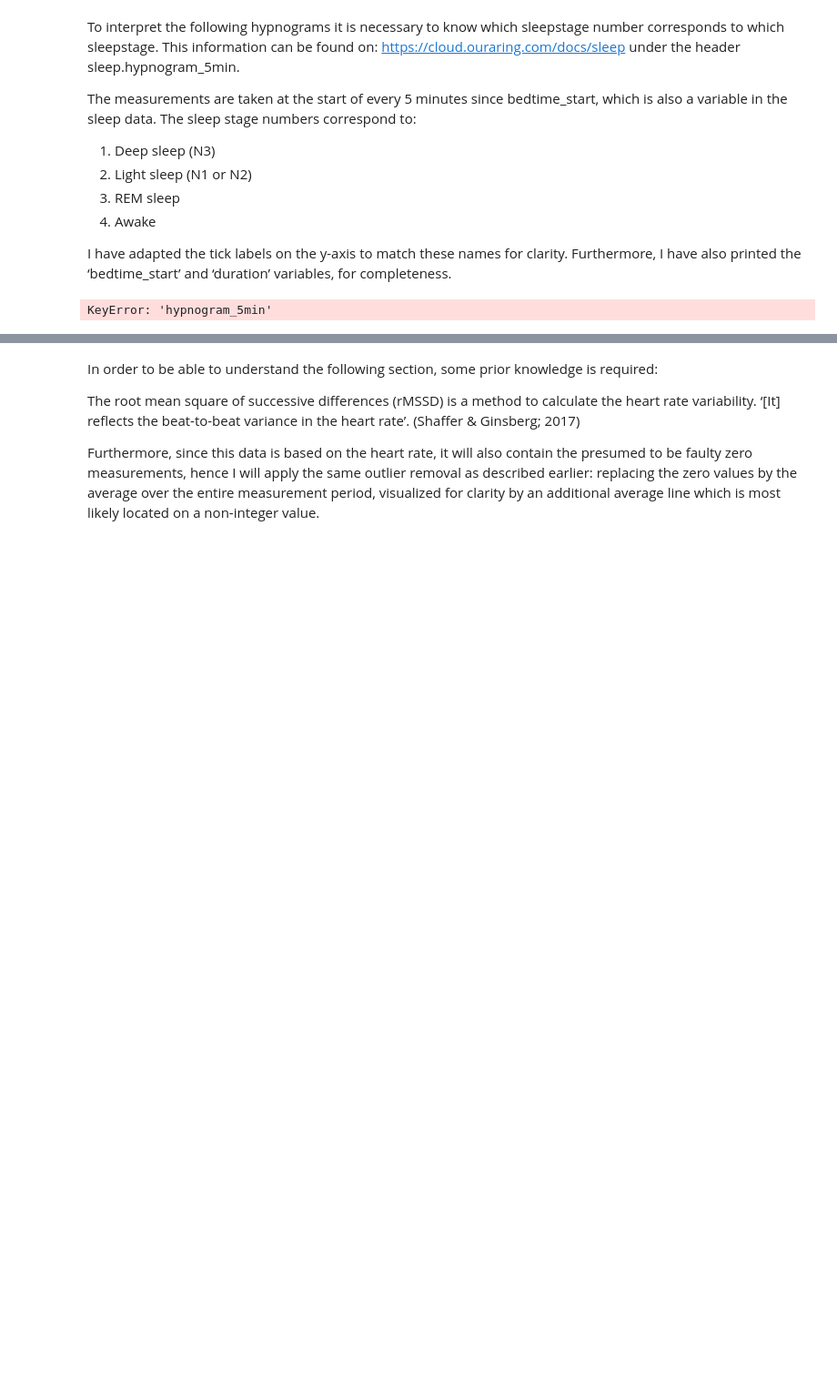
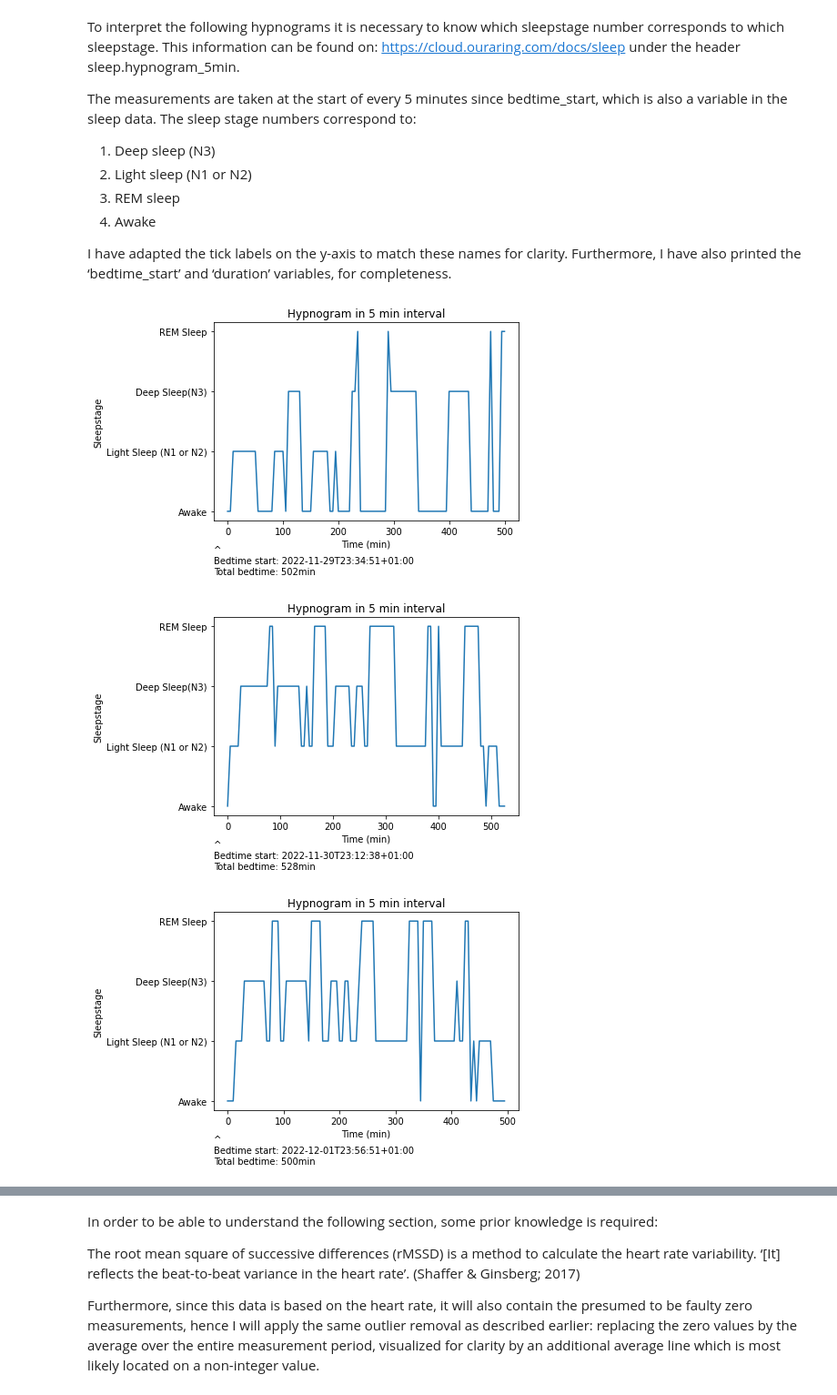
Before and after one commit to thalianajjar/internship_code, a Jupyter notebook: oura_data.ipynb, the cells around one changed output, grey strips where cells are left out. Shown at 91% size. Saved outputs shown, nothing was run; the diff lists cells and outputs as text; code cells hidden in the pictures; blank space fills up the shorter version.

```diff
--- a/oura_data.ipynb
+++ b/oura_data.ipynb
@@ -233,20 +218,22 @@ I have adapted the tick labels on the y-axis to match these names for clarity. F
 # %%
 # Plotting the hypnograms for the last week
 counter=-1
 for i in data['sleep']:
     counter+=1
-    hg5_conc=i['hypnogram_5min']
+    hg5_conc=i['sleep_phase_5_min']
     hg5_split=[]
-    if counter>(570-7):
+    if counter>(175-7):
         for j in hg5_conc:
             hg5_split.append(j)
         fig, ax=plt.subplots()
         ax.plot(hg5_split)
         ax.set_title('Hypnogram in 5 min interval')
         ax.set_ylabel('Sleepstage')
         ax.set_yticklabels(['Awake','Light Sleep (N1 or N2)','Deep Sleep(N3)','REM Sleep'])
         ax.set_xlabel('Time (min)\n')
         ax.set_xticklabels(['-1','0','100','200','300','400','500','600'])
-        fig.text(0.125,-0.08,'^\nBedtime start: {}\nTotal bedtime: {}min'.format(i['bedtime_start'],int(i['duration']/60)))
+        fig.text(0.125,-0.08,'^\nBedtime start: {}\nTotal bedtime: {}min'.format(i['bedtime_start'],int(i['time_in_bed']/60)))
 # %% [output]
-KeyError: 'hypnogram_5min'
+[figure, added]
+[figure, added]
+[figure, added]
```
Also changed, not shown: parts of 11 cells of this notebook, 9 other files.
